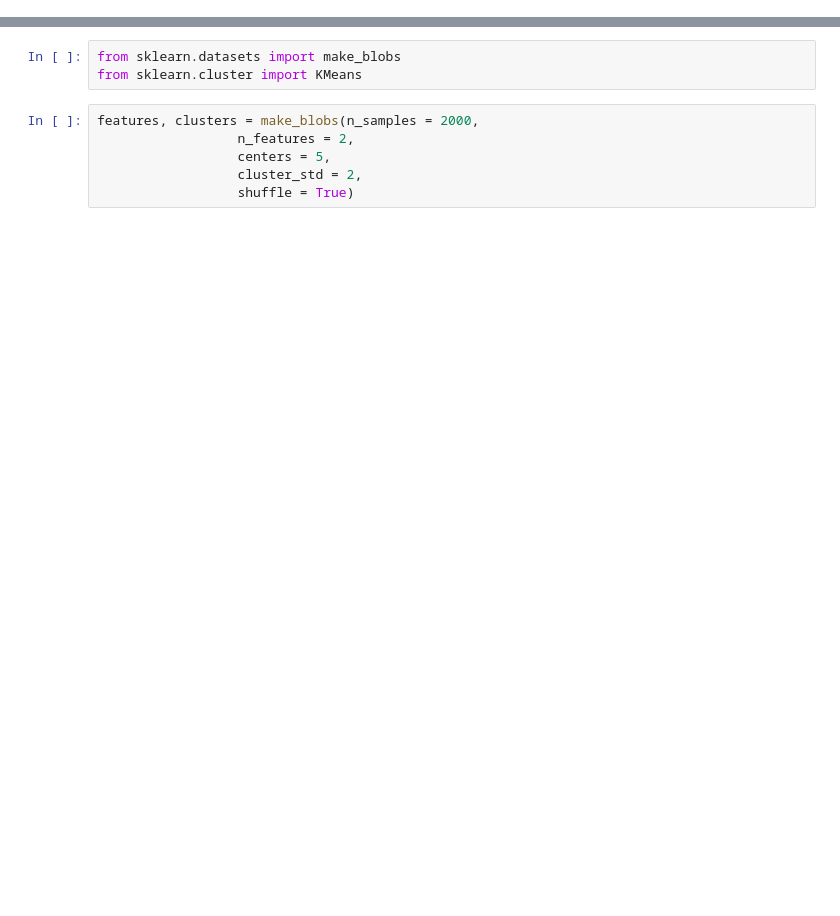
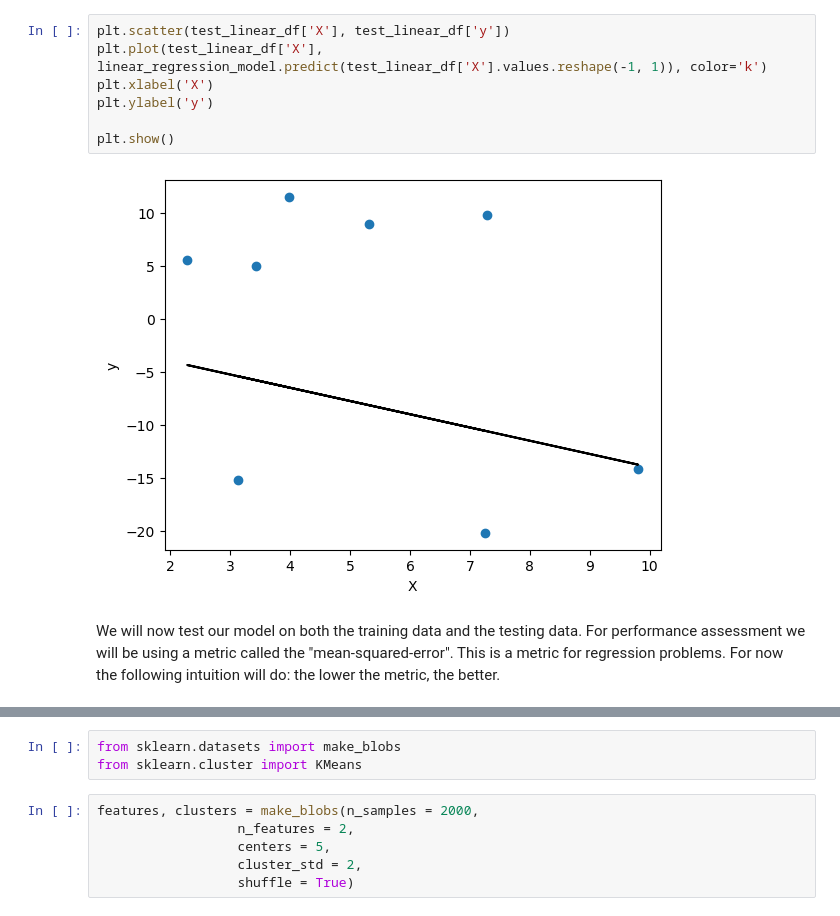
Before and after one commit to strvcom/ds-academy, a Jupyter notebook: lectures/03_lecture/lecture03.ipynb, the cells around one changed output, grey strips where cells are left out. Cells and saved outputs as stored; diff of their text form; blank space fills up the shorter version.

```diff
--- a/lectures/03_lecture/lecture03.ipynb
+++ b/lectures/03_lecture/lecture03.ipynb
@@ -96,0 +78,11 @@ plt.show()
+# %%
+plt.scatter(test_linear_df['X'], test_linear_df['y'])
+plt.plot(test_linear_df['X'], linear_regression_model.predict(test_linear_df['X'].values.reshape(-1, 1)), color='k')
+plt.xlabel('X')
+plt.ylabel('y')
+
+plt.show()
+# %% [output]
+[figure, added]
+# %% [markdown]
+We will now test our model on both the training data and the testing data. For performance assessment we will be using a metric called the "mean-squared-error". This is a metric for regression problems. For now the following intuition will do: the lower the metric, the better.
```
Also changed, not shown: parts of 69 cells of this notebook.
